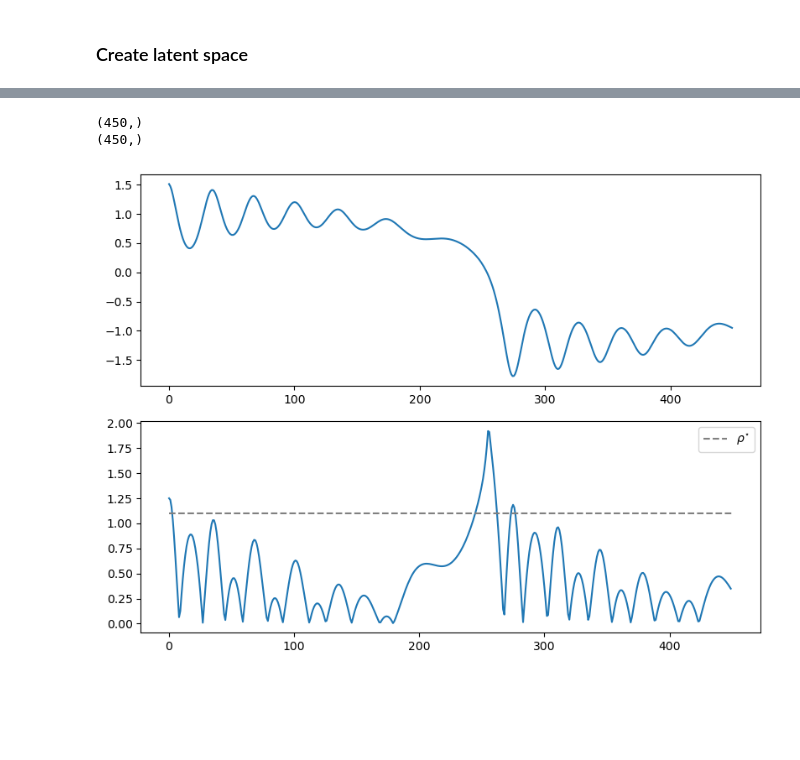
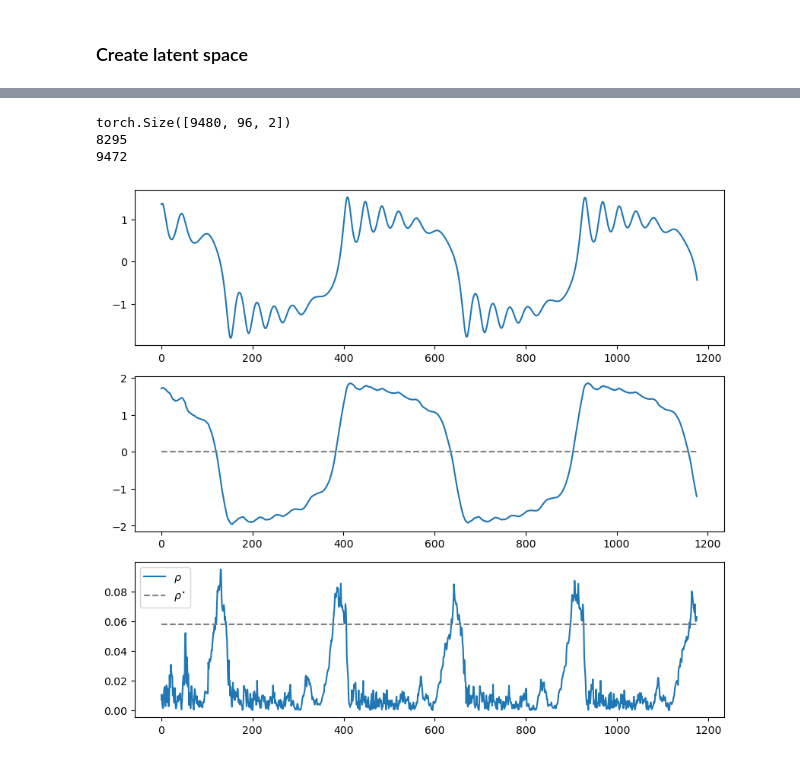
Before and after one commit to maalberg/kind, a Jupyter notebook: examples/regimes/duffing/02_regime_discovery.ipynb, the cells around one changed output, grey strips where cells are left out. Drawn from its saved outputs; the diff is of its cells as text; code cells hidden in the pictures; blank space fills up the shorter version.

Commit message:
refactor duffing example to discover dynamical regimes using slow feature extraction only

```diff
--- a/examples/regimes/duffing/02_regime_discovery.ipynb
+++ b/examples/regimes/duffing/02_regime_discovery.ipynb
@@ -49,7 +105,7 @@ class dataset(torch.utils.data.Dataset):
 # --! read windows data from a file
 traj_nsample = 1280
 window_nsample = 96
-data = util_data.read_datafile(f'{data_dir}/windows', window_nsample)
+data = util_data.read_datafile(f'{data_dir}/trajectories', traj_nsample)
 print(f'inf > read data shape: {data.shape}')
 
 # --! get normalization constants per channel
@@ -65,12 +121,7 @@ data = torch.cat([
 # --! split windows into lookback and forecast parts
 fore_nsample = 32
 back_nsample = 2 * fore_nsample
-back, fore = torch.split(data, [back_nsample, fore_nsample], dim=-2)
 
-# --! create dataset and dataloader
-dataset = dataset(back, fore)
-dataloader = torch.utils.data.DataLoader(dataset, batch_size=128, shuffle=True)
-
-#dataset = regime_dataset(data, back_nsample, fore_nsample)
-#dataloader = torch.utils.data.DataLoader(dataset, batch_size=256, shuffle=False)
+dataset = regime_dataset(data, back_nsample, fore_nsample)
+dataloader = torch.utils.data.DataLoader(dataset, batch_size=256, shuffle=False)
 # %% [output]
@@ -113,5 +197,5 @@ def train_enc(back_enc, fore_enc, dataloader, nepoch=100):
         if epoch % 20 == 0:
             print(f"epoch {epoch}, loss: {total_loss / len(dataloader):.6f}")
 # %%
-train_enc(back_enc, fore_enc, dataloader, nepoch=100)
+train_enc(back_enc, fore_enc, dataloader, nepoch=100, lag=3)
 # %% [output]
@@ -201,23 +223,35 @@ rho_star = np.percentile(rho_nom, 90)
-# %%
-
-test_data = data.numpy()[420:420+450, 64, 0]
-test_rho_nom = rho_nom[420:420+450]
-print(test_data.shape)
-print(test_rho_nom.shape)
-
-plt.figure(figsize=(8,6))
-
-plt.subplot(2,1,1)
-plt.plot(test_data)
-
-plt.subplot(2,1,2)
-plt.plot(test_rho_nom)
-plt.plot([0, 450], [rho_star, rho_star], color='gray', linestyle='dashed', label=r'$\rho^{\star}$')
-plt.legend()
-
-plt.tight_layout()
-plt.show()
-# %% [output]
-(450,)
-(450,)
-[figure, removed]
+# %%
+data_nsample = traj_nsample - window_nsample
+jdata = 7
+data_start = jdata * (data_nsample + 1)
+data_end = (jdata + 1) * data_nsample
+
+print(data.shape)
+print(data_start)
+print(data_end)
+
+plt.figure(figsize=(10,9))
+
+plt.subplot(3,1,1)
+plt.plot(data[data_start:data_end, 64, 0])
+
+c = z_np[data_start:data_end, 2]
+
+plt.subplot(3,1,2)
+plt.plot(c)
+plt.plot([0, len(c)], [0, 0], color='gray', linestyle='dashed')
+
+rho = np.abs(np.diff(c))
+rho_star = np.percentile(rho, 90)
+
+plt.subplot(3,1,3)
+plt.plot(rho, label='$\\rho$')
+plt.plot([0, len(rho)], [rho_star, rho_star], color='gray', linestyle='dashed', label='$\\rho^{\\star}$')
+plt.legend()
+
+plt.show()
+# %% [output]
+torch.Size([9480, 96, 2])
+8295
+9472
+[figure, added]
```
Also changed, not shown: parts of 10 cells of this notebook.
